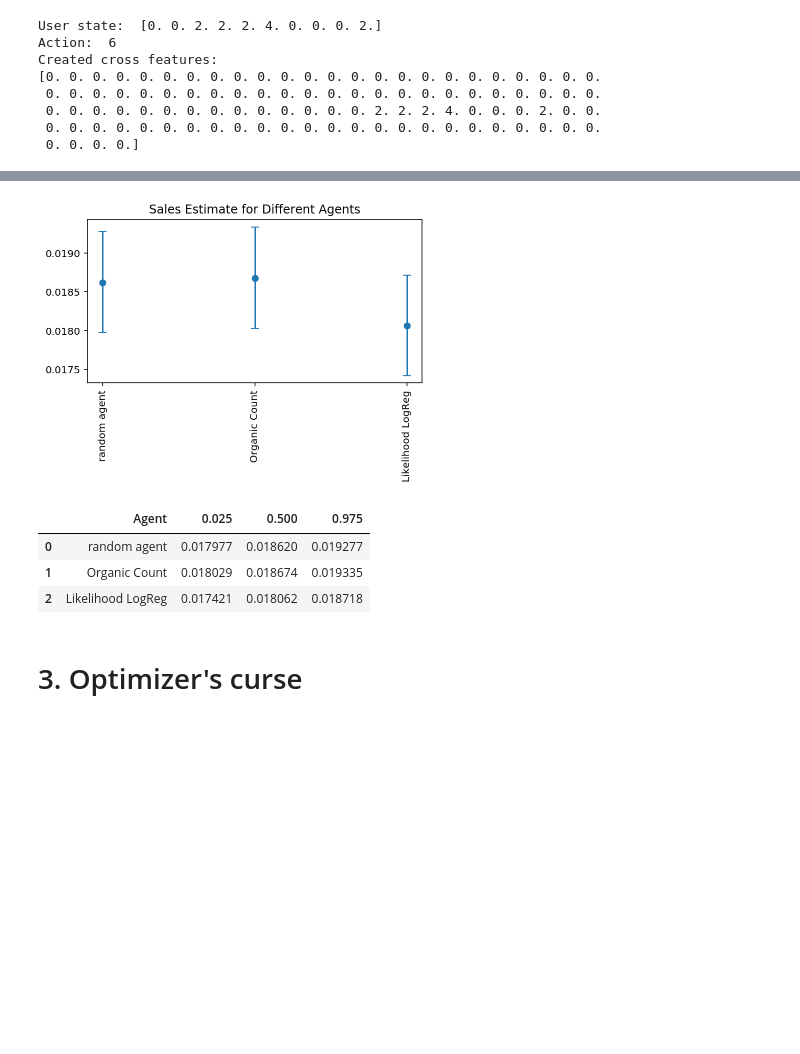
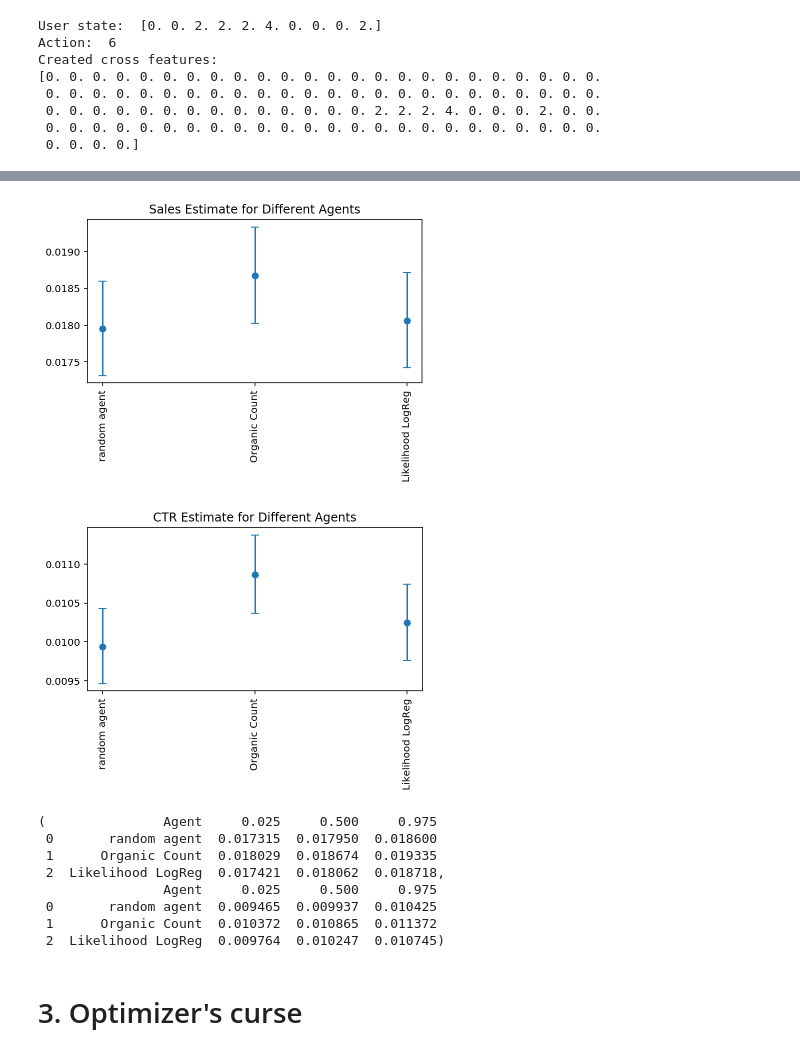
Before and after one commit to criteo-research/reco-gym, a Jupyter notebook: 2. Likelihood Agent_philomene.ipynb, the cells around one changed output, grey strips where cells are left out. Drawn from its saved outputs; the diff is of its cells as text; code cells hidden in the pictures; blank space fills up the shorter version.

```diff
--- a/2. Likelihood Agent_philomene.ipynb
+++ b/2. Likelihood Agent_philomene.ipynb
@@ -14,12 +14,12 @@ from sklearn.linear_model import LogisticRegression
 
 from recogym.agents import OrganicUserEventCounterAgent, organic_user_count_args
 from recogym.agents import RandomAgent, random_args
-from recogym.evaluate_agent_sale import verify_agents, plot_verify_agents
+from recogym.evaluate_agent_sale import verify_agents_sale, plot_verify_agents_sale
 from recogym.envs.utils_sale import *
 
 import gym, recogym
 from copy import deepcopy
-from recogym import env_2_args
+from recogym import env_1_sale_args
 import matplotlib.pyplot as plt
 import numpy as np
 
@@ -30,16 +30,14 @@ plt.rcParams['figure.figsize'] = [6, 3]
 
 num_users = 1000
 
-env_2_args['number_of_flips'] = 0
-env_2_args['sigma_mu_organic'] = 0.0
-env_2_args['sigma_omega'] = 1
-env_2_args['random_seed'] = 42
-env_2_args['num_products'] = 10
-env_2_args['K'] = 5
-env_2_args['number_of_flips'] = 5
-
-env = gym.make('reco-gym-v2')
-env.init_gym(env_2_args)
+env_1_sale_args['sigma_mu_organic'] = 0
+env_1_sale_args['sigma_omega'] = 1
+env_1_sale_args['random_seed'] = 42
+env_1_sale_args['num_products'] = 10
+env_1_sale_args['K'] = 5
+env_1_sale_args['number_of_flips'] = 5
+env = gym.make('reco-gym-sale-v1')
+env.init_gym(env_1_sale_args)
 # %%
 data = deepcopy(env).generate_logs(num_users)
 # %% [markdown]
@@ -146,7 +144,7 @@ def build_train_data(logs, feature_provider):
     return np.array(user_states), np.array(actions).astype(int), np.array(rewards), np.array(proba_actions)
 # %%
 # You can now see data that will be provided to our agents based on logistic regressions.
-config = Configuration(env_2_args)
+config = Configuration(env_1_sale_args)
 count_feature_provider = CountFeatureProvider(config=config)
 
 user_states, actions, rewards, proba_actions = build_train_data(data, count_feature_provider)
@@ -283,14 +281,14 @@ Wall time: 55.4 s
 organic_counter_agent = OrganicUserEventCounterAgent(
     Configuration({
         **organic_user_count_args,
-        **env_2_args,
+        **env_1_sale_args,
         'select_randomly': True,
     })
 )
 
 random_agent = RandomAgent(Configuration(random_args))
 # %%
-result = verify_agents(
+result = verify_agents_sale(
     env,
     number_of_users=2000,
     agents={
@@ -300,17 +298,22 @@ result = verify_agents(
     }
 )
 # %%
-fig = plot_verify_agents(result)
+fig = plot_verify_agents_sale(*result)
 plt.show()
 # %% [output]
-[figure, old version]
+[figure, new version]
+[figure, added]
 # %%
 result
 # %% [output]
-|  | Agent | 0.025 | 0.500 | 0.975 |
-| 0 | random agent | 0.017977 | 0.018620 | 0.019277 |
-| 1 | Organic Count | 0.018029 | 0.018674 | 0.019335 |
-| 2 | Likelihood LogReg | 0.017421 | 0.018062 | 0.018718 |
+(               Agent     0.025     0.500     0.975
+ 0       random agent  0.017315  0.017950  0.018600
+ 1      Organic Count  0.018029  0.018674  0.019335
+ 2  Likelihood LogReg  0.017421  0.018062  0.018718,
+                Agent     0.025     0.500     0.975
+ 0       random agent  0.009465  0.009937  0.010425
+ 1      Organic Count  0.010372  0.010865  0.011372
+ 2  Likelihood LogReg  0.009764  0.010247  0.010745)
 # %% [markdown]
 # 3. Optimizer's curse
 # %%
```
Also changed, not shown: parts of 2 cells of this notebook, 13 other files.
